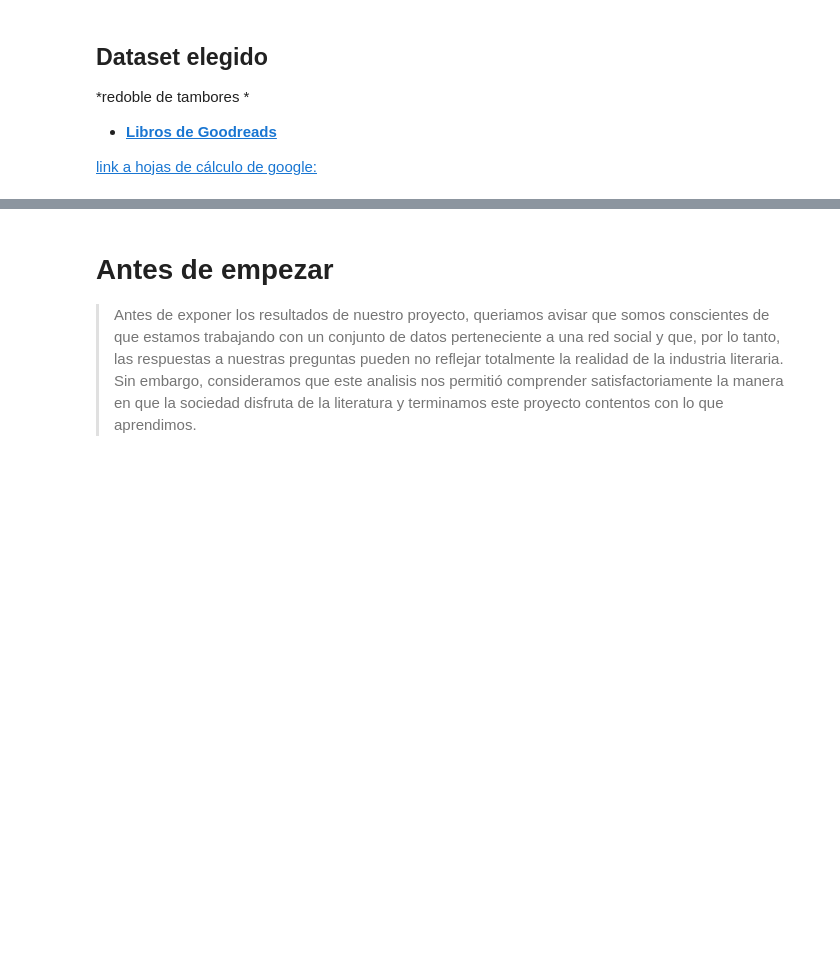
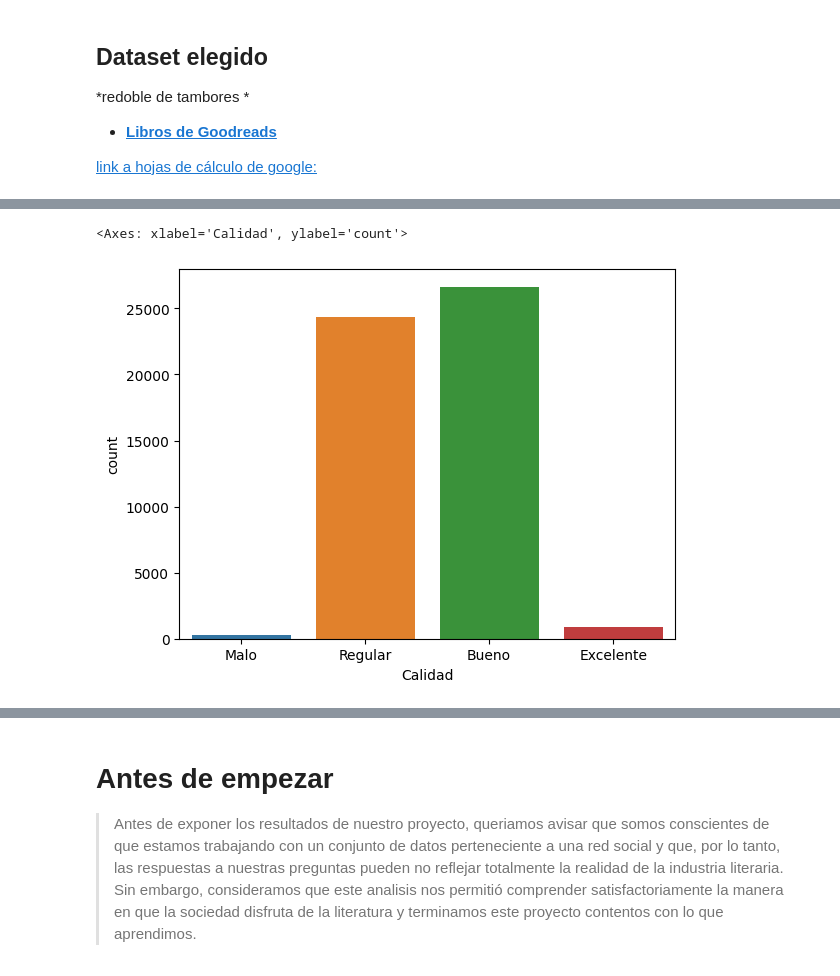
Before and after one commit to IonatanPerez/Aprender_Programando_2023, a Jupyter notebook: Compartido/Trabajos Grupales/Grupo 3-Cultura.ipynb, the cells around one changed output, grey strips where cells are left out. Drawn from its saved outputs; the diff is of its cells as text; code cells hidden in the pictures; blank space fills up the shorter version.

```diff
--- a/Compartido/Trabajos Grupales/Grupo 3-Cultura.ipynb
+++ b/Compartido/Trabajos Grupales/Grupo 3-Cultura.ipynb
@@ -92,2 +94,2 @@ drive.mount("/content/drive")
 # %%
-data = pandas.read_csv("Copia de goodreads_books.gsheet (180)", sep= ",")
+data = pandas.read_csv("/content/drive/MyDrive/goodreads_books - goodreads_books.csv.csv", sep= ",")
@@ -99,0 +146,8 @@ NameError: ignored
+# %%
+import pandas as pd
+data['Calidad'] = pd.cut(data['average_rating'],[0,3,4,4.9,5], labels=['Malo','Regular','Bueno','Excelente'])
+# %%
+sns.countplot(data = data, x = 'Calidad')
+# %% [output]
+<Axes: xlabel='Calidad', ylabel='count'>
+[figure, added]
```
Also changed, not shown: parts of 29 cells of this notebook, 5 other files.
